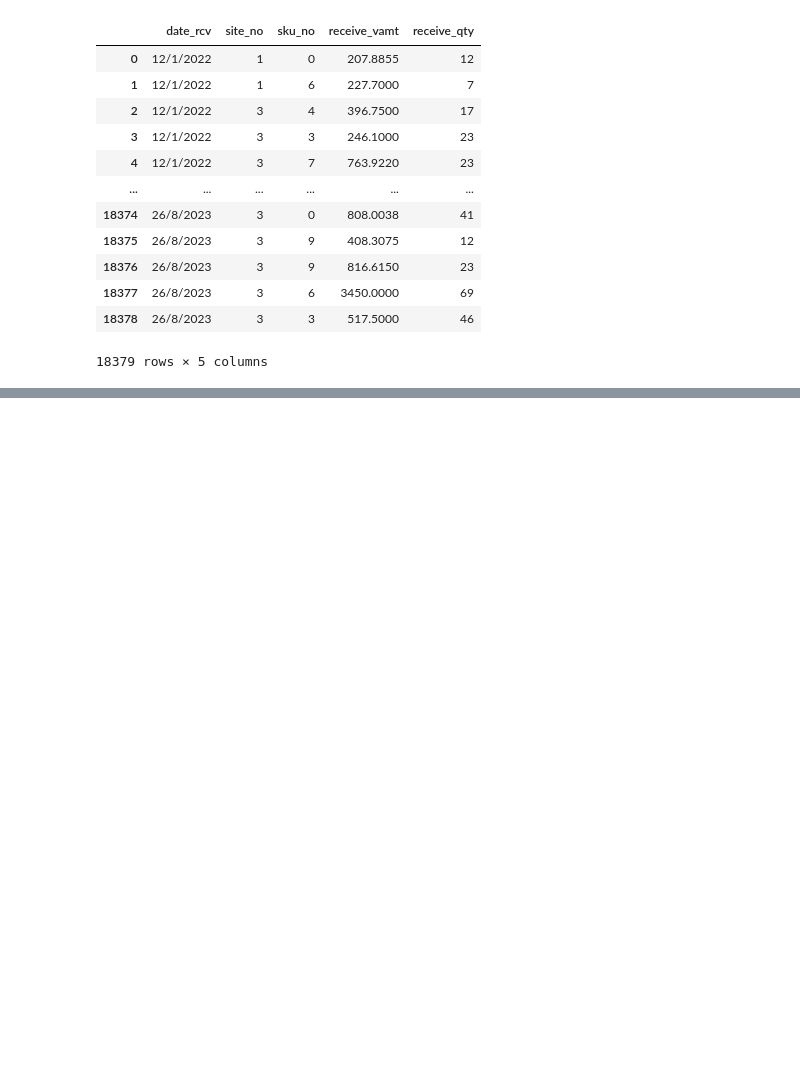
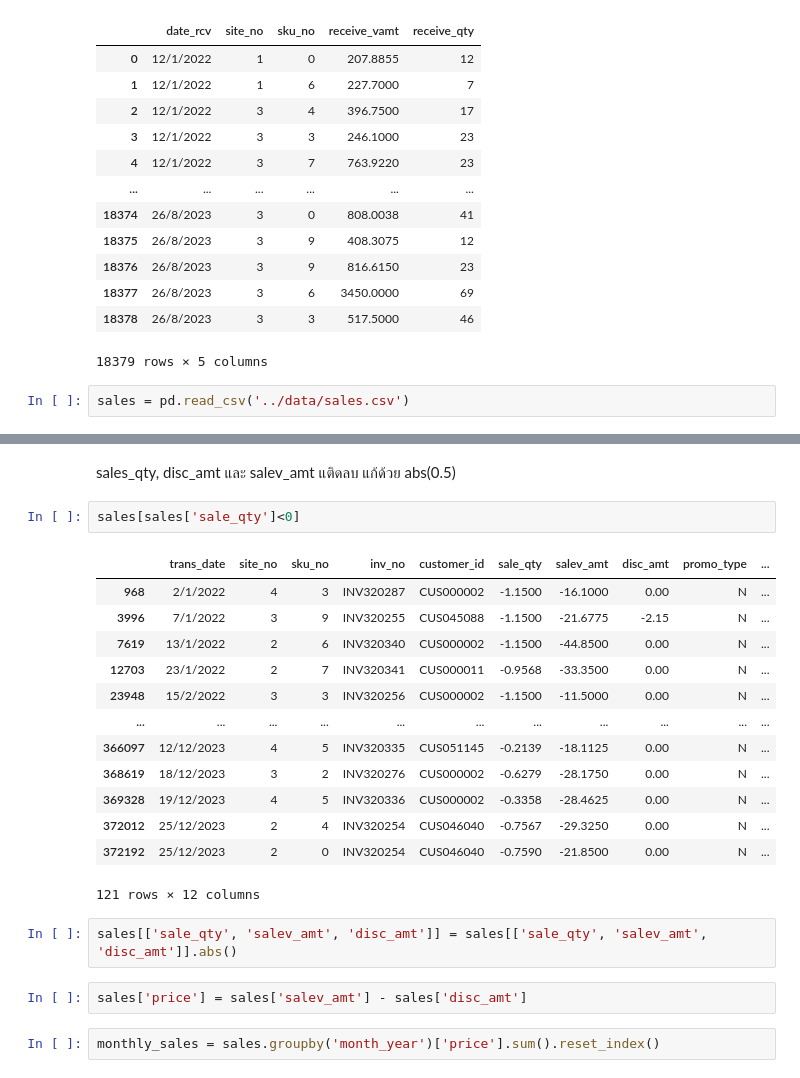
Before and after one commit to TaksaphornNow/AI_Transform, a Jupyter notebook: code/Assignmnet_1.ipynb, the cells around one changed output, grey strips where cells are left out. Drawn from its saved outputs; the diff is of its cells as text; blank space fills up the shorter version.

```diff
--- a/code/Assignmnet_1.ipynb
+++ b/code/Assignmnet_1.ipynb
@@ -65,3 +65,5 @@ recieve.drop(columns=['Unnamed: 5','Unnamed: 6','Unnamed: 7','Unnamed: 8','Unnam
 | 18377 | 26/8/2023 | 3 | 6 | 3450.0000 | 69 |
 | 18378 | 26/8/2023 | 3 | 3 | 517.5000 | 46 |
 18379 rows × 5 columns
+# %%
+sales = pd.read_csv('../data/sales.csv')
@@ -67,0 +88,24 @@ recieve.drop(columns=['Unnamed: 5','Unnamed: 6','Unnamed: 7','Unnamed: 8','Unnam
+# %% [markdown]
+sales_qty, disc_amt และ salev_amt แติดลบ แก้ด้วย abs(0.5)
+# %%
+sales[sales['sale_qty']<0]
+# %% [output]
+|  | trans_date | site_no | sku_no | inv_no | customer_id | sale_qty | salev_amt | disc_amt | promo_type | ... |
+| 968 | 2/1/2022 | 4 | 3 | INV320287 | CUS000002 | -1.1500 | -16.1000 | 0.00 | N | ... |
+| 3996 | 7/1/2022 | 3 | 9 | INV320255 | CUS045088 | -1.1500 | -21.6775 | -2.15 | N | ... |
+| 7619 | 13/1/2022 | 2 | 6 | INV320340 | CUS000002 | -1.1500 | -44.8500 | 0.00 | N | ... |
+| 12703 | 23/1/2022 | 2 | 7 | INV320341 | CUS000011 | -0.9568 | -33.3500 | 0.00 | N | ... |
+| 23948 | 15/2/2022 | 3 | 3 | INV320256 | CUS000002 | -1.1500 | -11.5000 | 0.00 | N | ... |
+| ... | ... | ... | ... | ... | ... | ... | ... | ... | ... | ... |
+| 366097 | 12/12/2023 | 4 | 5 | INV320335 | CUS051145 | -0.2139 | -18.1125 | 0.00 | N | ... |
+| 368619 | 18/12/2023 | 3 | 2 | INV320276 | CUS000002 | -0.6279 | -28.1750 | 0.00 | N | ... |
+| 369328 | 19/12/2023 | 4 | 5 | INV320336 | CUS000002 | -0.3358 | -28.4625 | 0.00 | N | ... |
+| 372012 | 25/12/2023 | 2 | 4 | INV320254 | CUS046040 | -0.7567 | -29.3250 | 0.00 | N | ... |
+| 372192 | 25/12/2023 | 2 | 0 | INV320254 | CUS046040 | -0.7590 | -21.8500 | 0.00 | N | ... |
+121 rows × 12 columns
+# %%
+sales[['sale_qty', 'salev_amt', 'disc_amt']] = sales[['sale_qty', 'salev_amt', 'disc_amt']].abs()
+# %%
+sales['price'] = sales['salev_amt'] - sales['disc_amt']
+# %%
+monthly_sales = sales.groupby('month_year')['price'].sum().reset_index()
```
Also changed, not shown: parts of 9 cells of this notebook.
